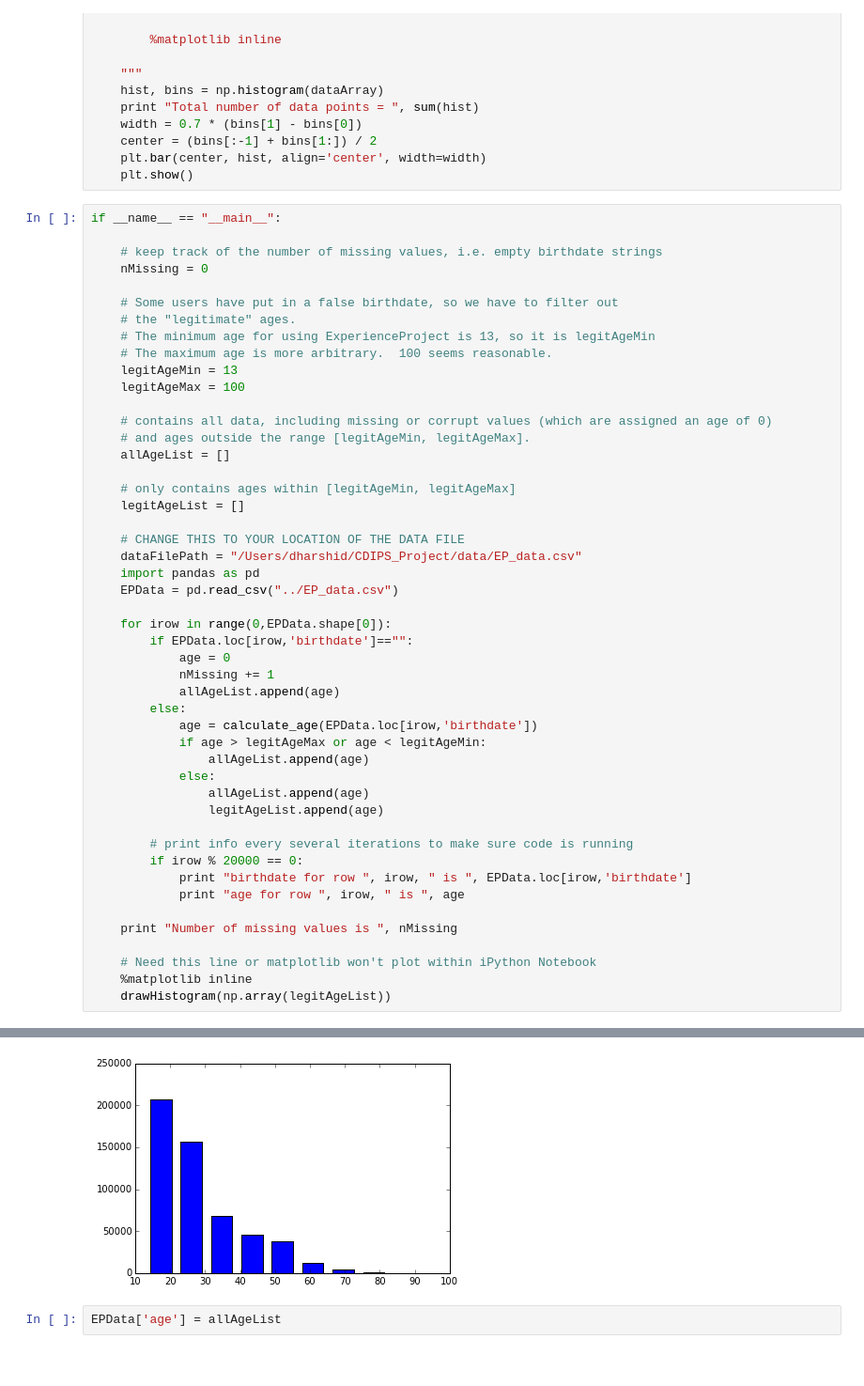
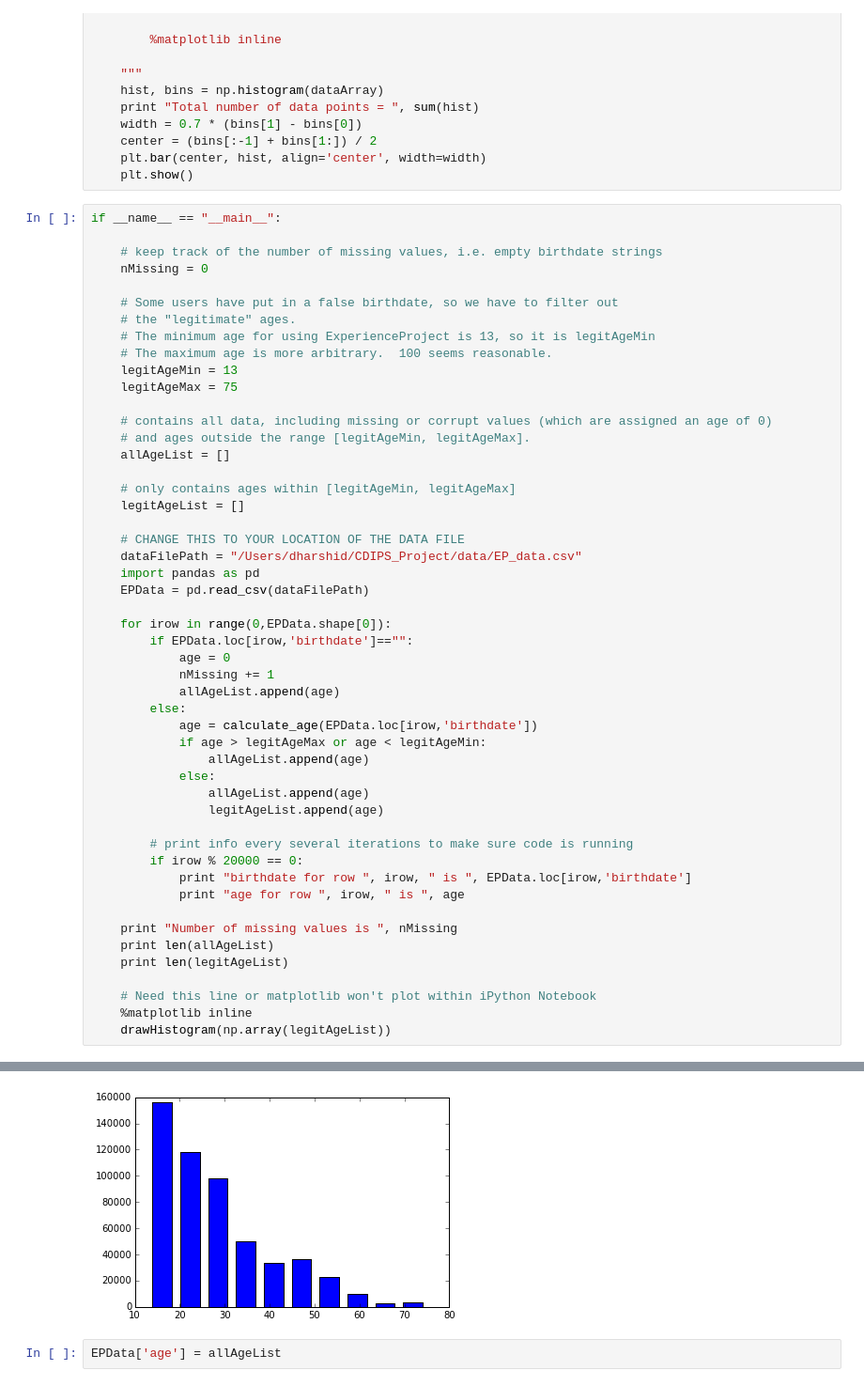
Before and after one commit to hateley/CDIPS_2015, a Jupyter notebook: exploreAgeData_myown.ipynb, the cells around one changed output, grey strips where cells are left out. Shown: that part at 94% size. Cells and saved outputs as stored; diff of their text form.

Commit message:
Commit exploreAgeData_myown.ipynb in case there are important changes

```diff
--- a/exploreAgeData_myown.ipynb
+++ b/exploreAgeData_myown.ipynb
@@ -63,7 +63,7 @@ if __name__ == "__main__":
     # The minimum age for using ExperienceProject is 13, so it is legitAgeMin
     # The maximum age is more arbitrary.  100 seems reasonable.
     legitAgeMin = 13
-    legitAgeMax = 100
+    legitAgeMax = 75
 
     # contains all data, including missing or corrupt values (which are assigned an age of 0)
     # and ages outside the range [legitAgeMin, legitAgeMax].
@@ -75,7 +75,7 @@ if __name__ == "__main__":
     # CHANGE THIS TO YOUR LOCATION OF THE DATA FILE
     dataFilePath = "/Users/dharshid/CDIPS_Project/data/EP_data.csv"
     import pandas as pd
-    EPData = pd.read_csv("../EP_data.csv")
+    EPData = pd.read_csv(dataFilePath)
 
     for irow in range(0,EPData.shape[0]):
         if EPData.loc[irow,'birthdate']=="":
@@ -96,6 +96,8 @@ if __name__ == "__main__":
             print "age for row ", irow, " is ", age
 
     print "Number of missing values is ", nMissing
+    print len(allAgeList)
+    print len(legitAgeList)
 
     # Need this line or matplotlib won't plot within iPython Notebook
     %matplotlib inline
@@ -121,4 +123,4 @@ Total number of data points =  533291
-[figure, old version]
+[figure, new version]
 # %%
 EPData['age'] = allAgeList
 # %%
```
Also changed, not shown: parts of 1 cell of this notebook.
